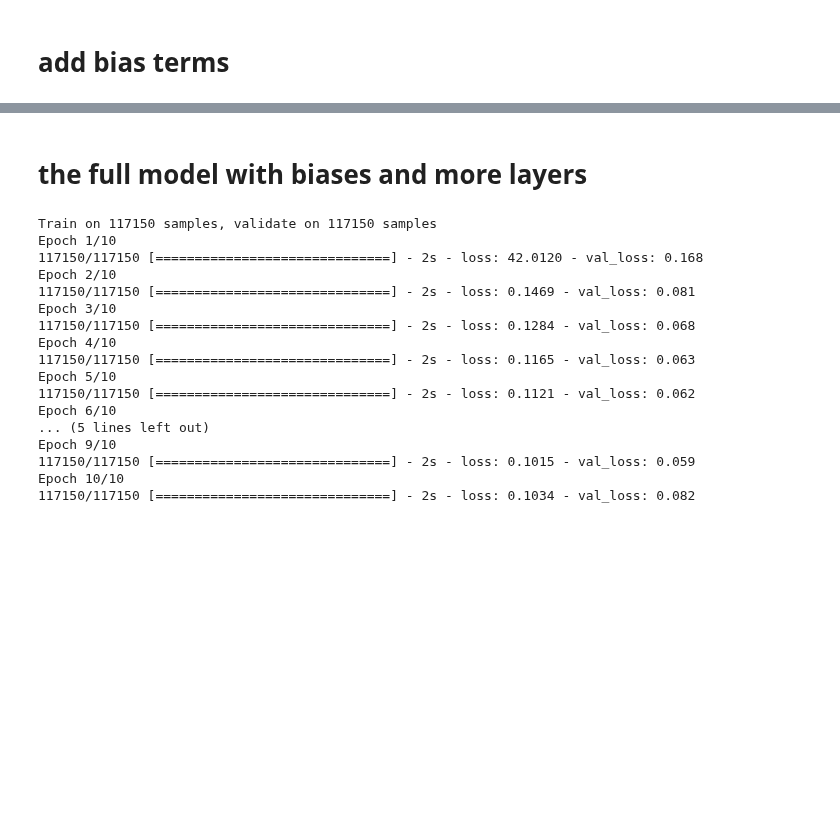
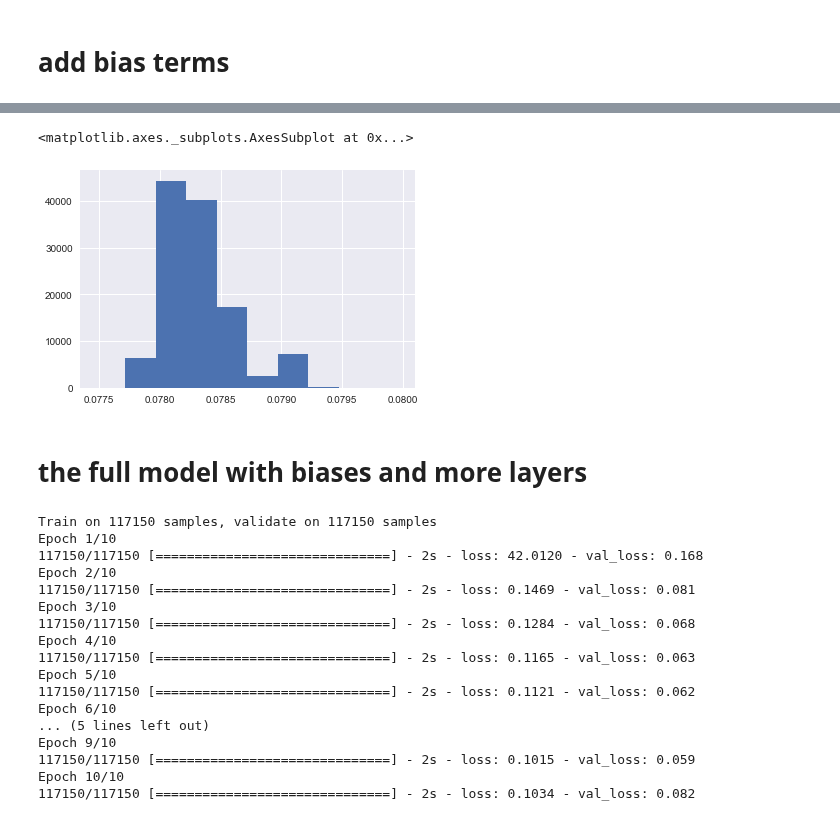
Before and after one commit to cavaunpeu/dotify, a Jupyter notebook: notebooks/neural_implicit_mf.ipynb, the cells around one changed output, grey strips where cells are left out. Saved outputs shown, nothing was run; the diff lists cells and outputs as text; code cells hidden in the pictures; blank space fills up the shorter version.

```diff
--- a/notebooks/neural_implicit_mf.ipynb
+++ b/notebooks/neural_implicit_mf.ipynb
@@ -567,0 +584,41 @@ Validation: 0.22424837660689598
+# %%
+country_input = Input(shape=(1,), dtype='int64', name='country')
+country_embedding = Embedding(input_dim=n_countries, output_dim=F, embeddings_regularizer=l2(lmbda))(country_input)
+
+song_input = Input(shape=(1,), dtype='int64', name='song')
+song_embedding = Embedding(input_dim=n_songs, output_dim=F, embeddings_regularizer=l2(lmbda))(song_input)
+
+country_bias = Embedding(input_dim=n_countries, output_dim=1, name='country_bias', input_length=1)(country_input)
+song_bias = Embedding(input_dim=n_songs, output_dim=1, name='song_bias', input_length=1)(song_input)
+
+country_bias = Flatten()(country_bias)
+song_bias = Flatten()(song_bias)
+
+predicted_preference = concatenate(inputs=[country_embedding, song_embedding])
+predicted_preference = Flatten()(predicted_preference)
+
+batch_norm = BatchNormalization()(predicted_preference)
+dense_1 = Dense(units=30, activation='sigmoid')(batch_norm)
+output = Dense(units=1, activation='linear')(dense_1)
+bias_sum = add(inputs=[song_bias, country_bias])
+final_sum = multiply(inputs=[bias_sum, output])
+output = Dense(units=1, activation='sigmoid')(final_sum)
+
+# model
+model = Model(inputs=[country_input, song_input], outputs=output)
+model.compile(loss=implicit_cf_loss, optimizer=Adam(lr=LEARNING_RATE))
+
+# train
+inputs = [ratings_df['country_index'], ratings_df['song_index']]
+
+model.fit(
+    x=inputs,
+    y=ratings_df['train_rating'],
+    batch_size=256,
+    epochs=7,
+    validation_data=(inputs, ratings_df['validation_rating'])
+)
+
+# evaluate
+predictions = generate_predictions(model=model, inputs=inputs)
+evaluate_predictions(predictions)
@@ -568,3 +643,10 @@ Validation: 0.22424837660689598
+# %%
+predictions = generate_predictions(model=model, inputs=inputs)
+# %%
+pd.Series(predictions.values.flatten()).hist()
+# %% [output]
+<matplotlib.axes._subplots.AxesSubplot at 0x...>
+[figure, added]
 # %% [markdown]
 # the full model with biases and more layers
 # %%
```
Also changed, not shown: parts of 18 cells of this notebook, 1 other file.
